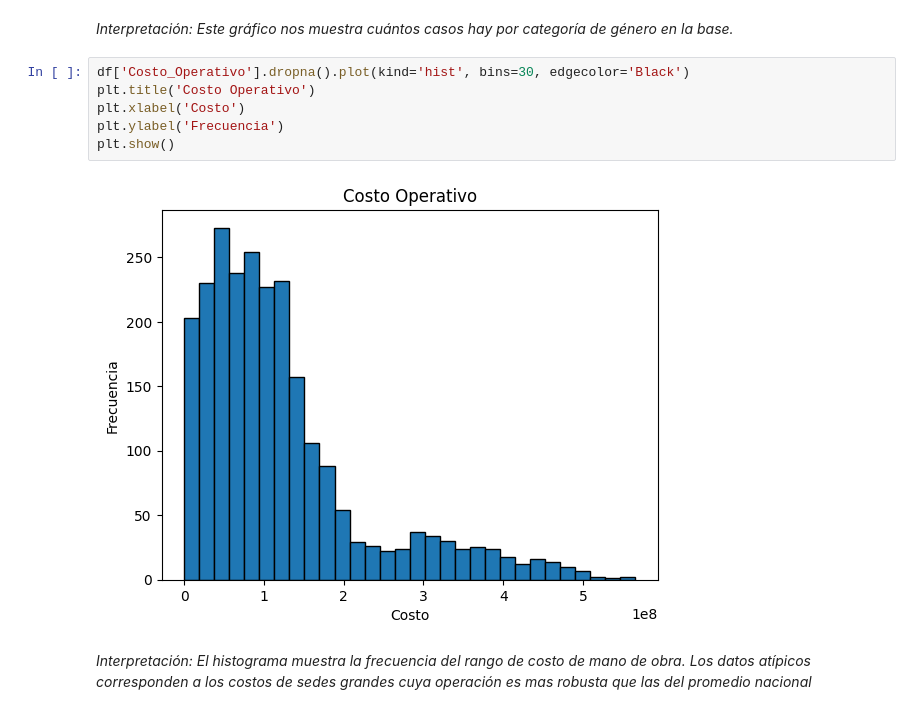
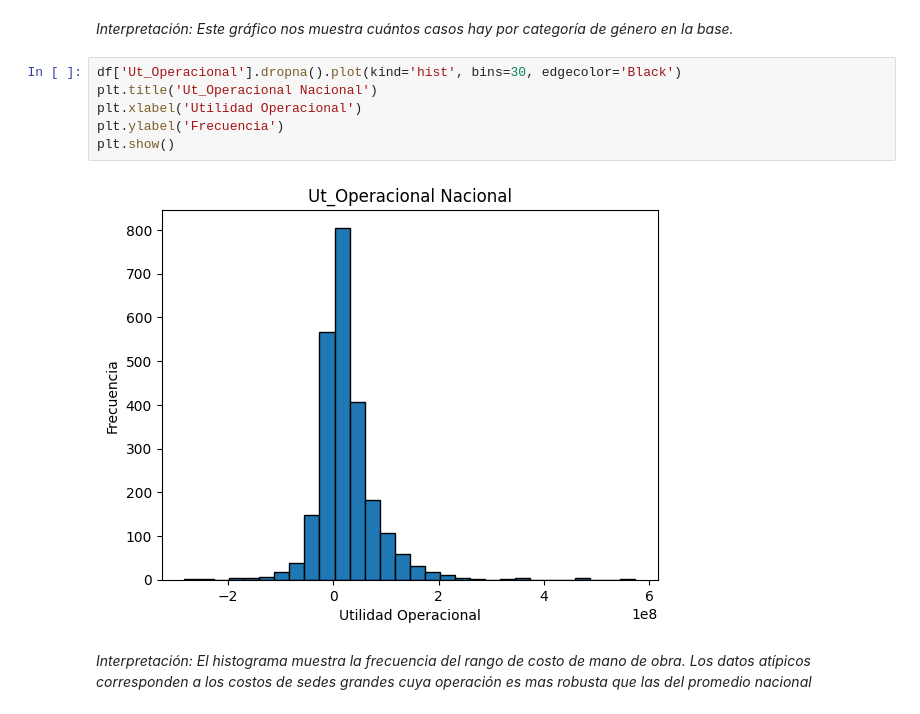
Before and after one commit to Anyeladr/taller, a Jupyter notebook: session-01/notebooks/Sesion 1.ipynb, the cells around one changed output. Drawn from its saved outputs; the diff is of its cells as text.

Commit message:
ajuste histograma

```diff
--- a/session-01/notebooks/Sesion 1.ipynb
+++ b/session-01/notebooks/Sesion 1.ipynb
@@ -96,12 +96,12 @@ plt.show()
 # %% [markdown]
 *Interpretación: Este gráfico nos muestra cuántos casos hay por categoría de género en la base.*
 # %%
-df['Costo_Operativo'].dropna().plot(kind='hist', bins=30, edgecolor='Black')
-plt.title('Costo Operativo')
-plt.xlabel('Costo')
+df['Ut_Operacional'].dropna().plot(kind='hist', bins=30, edgecolor='Black')
+plt.title('Ut_Operacional Nacional')
+plt.xlabel('Utilidad Operacional')
 plt.ylabel('Frecuencia')
 plt.show()
 # %% [output]
-[figure, old version]
+[figure, new version]
 # %% [markdown]
 *Interpretación: El histograma muestra la frecuencia del rango de costo de mano de obra. Los datos atípicos corresponden a los costos de sedes grandes cuya operación es mas robusta que las del promedio nacional*
```
Also changed, not shown: parts of 15 cells of this notebook.
